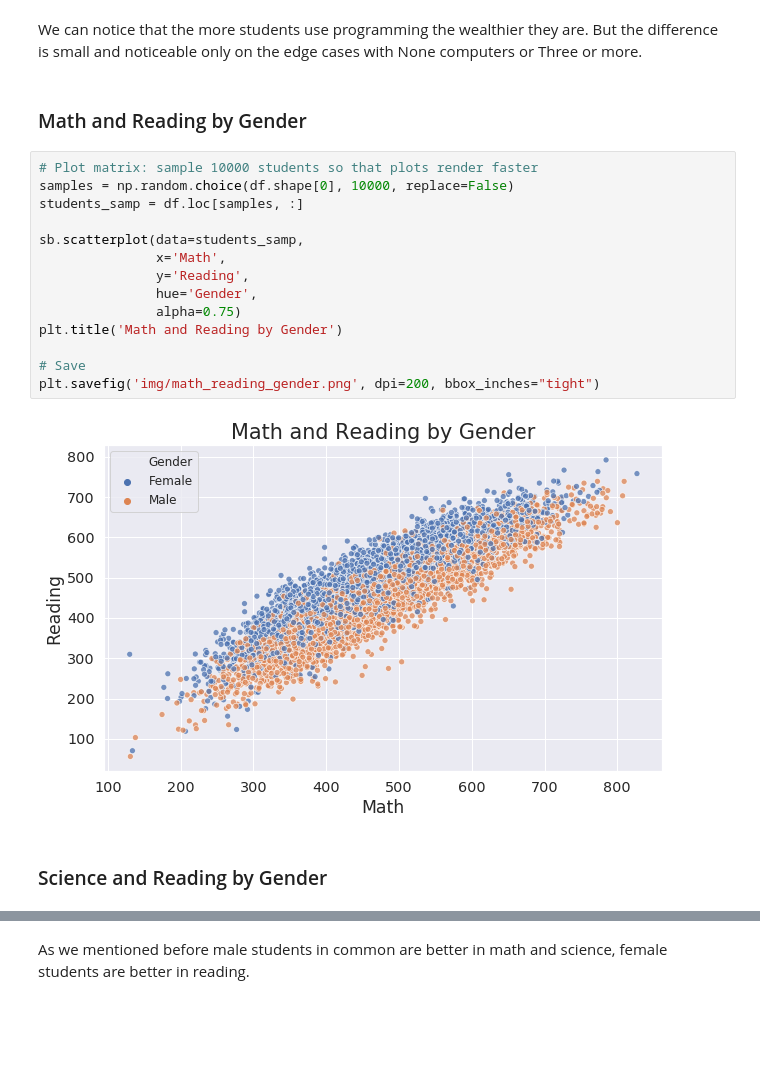
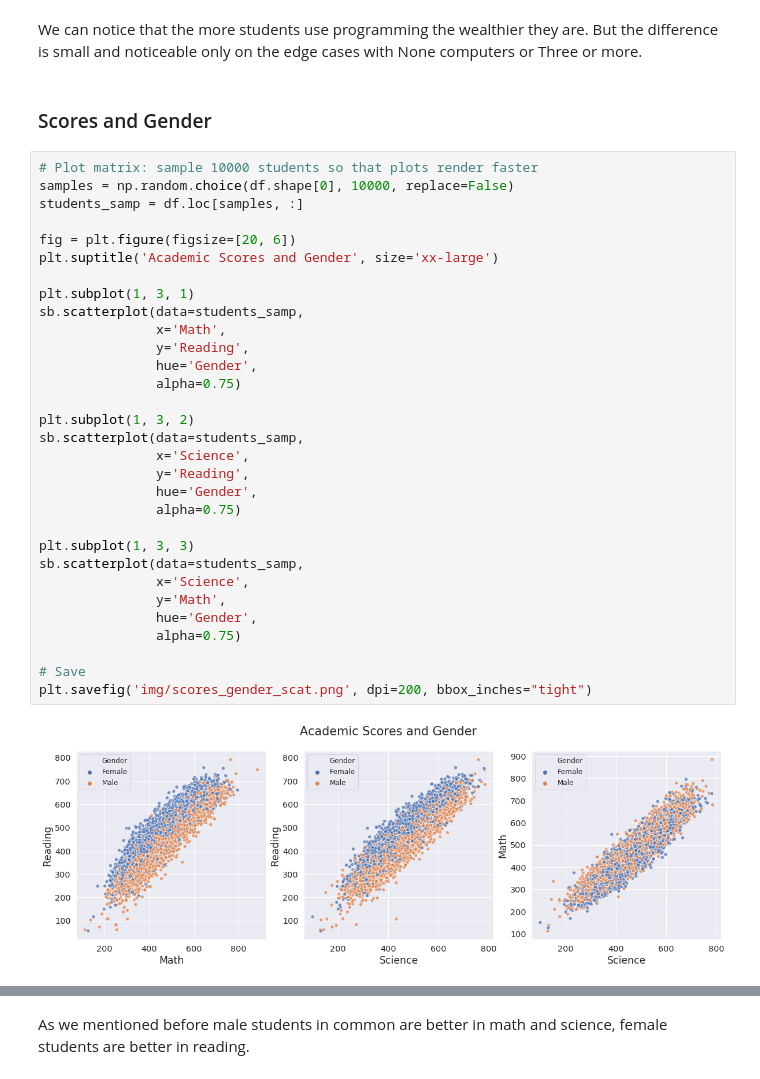
Before and after one commit to yamontv/pisa2012_visualization, a Jupyter notebook: exploration.ipynb, the cells around one changed output, grey strips where cells are left out. Cells and saved outputs as stored; diff of their text form; blank space fills up the shorter version.

```diff
--- a/exploration.ipynb
+++ b/exploration.ipynb
@@ -592,22 +592,37 @@ plt.savefig('img/wealth_computers_programming.png',
 # %% [markdown]
 We can notice that the more students use programming the wealthier they are. But the difference is small and noticeable only on the edge cases with None computers or Three or more.
 # %% [markdown]
-### Math and Reading by Gender
+### Scores and Gender
 # %%
 # Plot matrix: sample 10000 students so that plots render faster
 samples = np.random.choice(df.shape[0], 10000, replace=False)
 students_samp = df.loc[samples, :]
 
+fig = plt.figure(figsize=[20, 6])
+plt.suptitle('Academic Scores and Gender', size='xx-large')
+
+plt.subplot(1, 3, 1)
 sb.scatterplot(data=students_samp,
                x='Math',
                y='Reading',
                hue='Gender',
                alpha=0.75)
-plt.title('Math and Reading by Gender')
+
+plt.subplot(1, 3, 2)
+sb.scatterplot(data=students_samp,
+               x='Science',
+               y='Reading',
+               hue='Gender',
+               alpha=0.75)
+
+plt.subplot(1, 3, 3)
+sb.scatterplot(data=students_samp,
+               x='Science',
+               y='Math',
+               hue='Gender',
+               alpha=0.75)
 
 # Save
-plt.savefig('img/math_reading_gender.png', dpi=200, bbox_inches="tight")
+plt.savefig('img/scores_gender_scat.png', dpi=200, bbox_inches="tight")
 # %% [output]
-[figure, old version]
+[figure, new version]
-# %% [markdown]
-### Science and Reading by Gender
```
Also changed, not shown: parts of 16 cells of this notebook, 17 other files.
